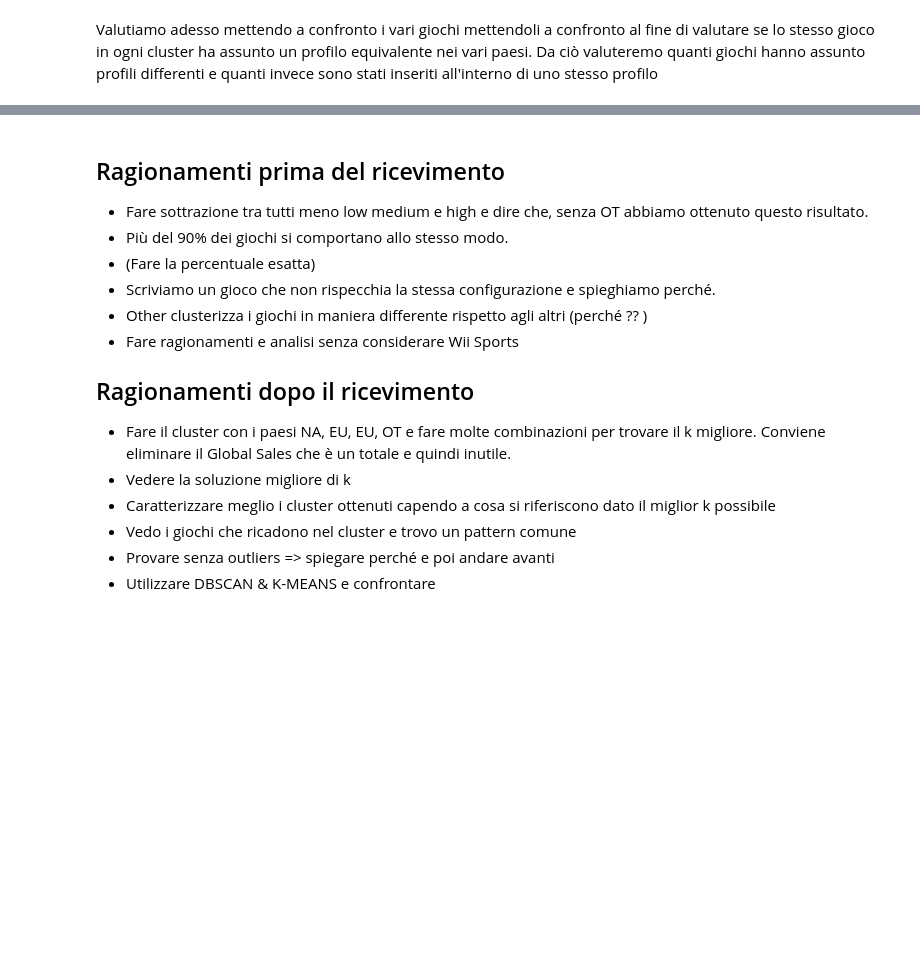
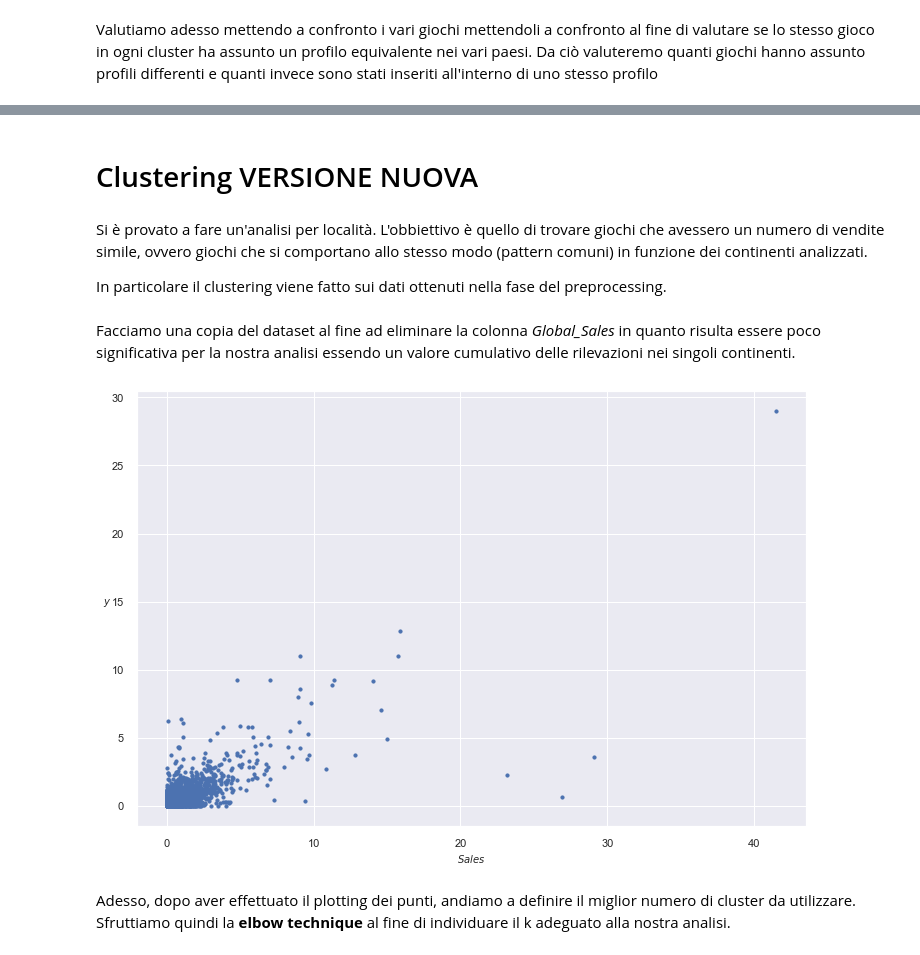
Before and after one commit to SimoneeBr/dm-project, a Jupyter notebook: Progetto_Game_Sales.ipynb, the cells around one changed output, grey strips where cells are left out. Cells and saved outputs as stored; diff of their text form; code cells hidden in the pictures; blank space fills up the shorter version.

```diff
--- a/Progetto_Game_Sales.ipynb
+++ b/Progetto_Game_Sales.ipynb
@@ -581,10 +571,10 @@ print(kmeans.cluster_centers_.shape)
 # %% [markdown]
 Definiamo **label** di un'istanza l'indice del cluster al quale tale istanza è stata assegnata.
 # %%
-NA_SALES_CLUSTER['Cluster'] = kmeans.labels_
+#NA_SALES_CLUSTER['Cluster'] = kmeans.labels_
 
 #Aggiungiamo una colonna al nostro df per ogni paese in modo da risalire ai suoi cluster
-df['Cluster-NA'] = kmeans.labels_
+#df['Cluster-NA'] = kmeans.labels_
 # %% [markdown]
 Definiamo le funzioni che ci permetterano di graficare correttamente la distribuzione dei punti all'interno dei clusters considerati i loro centroidi otteneniamo un **Diagramma di Voronoi**.
 # %%
@@ -672,9 +649,9 @@ plt.show()
 # %%
-k = 3
-kmeans = KMeans(n_clusters=k, random_state=42)
-y_pred = kmeans.fit_predict(EU_SALES)
+#k = 3
+#kmeans = KMeans(n_clusters=k, random_state=42)
+#y_pred = kmeans.fit_predict(EU_SALES)
 
-EU_SALES_CLUSTER['Cluster'] = kmeans.labels_
-df['Cluster-EU'] = kmeans.labels_
+#EU_SALES_CLUSTER['Cluster'] = kmeans.labels_
+#df['Cluster-EU'] = kmeans.labels_
 
-EU_SALES_CLUSTER.head()
+#EU_SALES_CLUSTER.head()
@@ -724,9 +681,9 @@ plt.show()
 # %%
-k = 3
-kmeans = KMeans(n_clusters=k, random_state=42)
-y_pred = kmeans.fit_predict(JP_SALES)
+#k = 3
+#kmeans = KMeans(n_clusters=k, random_state=42)
+#y_pred = kmeans.fit_predict(JP_SALES)
 
-JP_SALES_CLUSTER['Cluster'] = kmeans.labels_
-df['Cluster-JP'] = kmeans.labels_
+#JP_SALES_CLUSTER['Cluster'] = kmeans.labels_
+#df['Cluster-JP'] = kmeans.labels_
 
-JP_SALES_CLUSTER.head()
+#JP_SALES_CLUSTER.head()
@@ -775,9 +712,9 @@ plt.show()
 # %%
-k = 3
-kmeans = KMeans(n_clusters=k, random_state=42)
-y_pred = kmeans.fit_predict(OTHER_SALES)
+#k = 3
+#kmeans = KMeans(n_clusters=k, random_state=42)
+#y_pred = kmeans.fit_predict(OTHER_SALES)
 
-OTHER_SALES_CLUSTER['Cluster'] = kmeans.labels_
-df['Cluster-OT'] = kmeans.labels_
+#OTHER_SALES_CLUSTER['Cluster'] = kmeans.labels_
+#df['Cluster-OT'] = kmeans.labels_
 
-OTHER_SALES_CLUSTER.head()
+#OTHER_SALES_CLUSTER.head()
@@ -849,18 +748,6 @@ df.shape
-# %% [markdown]
-## Ragionamenti prima del ricevimento
-
-- Fare sottrazione tra tutti meno low medium e high e dire che, senza OT abbiamo ottenuto questo risultato.
-- Più del 90% dei giochi si comportano allo stesso modo.
-- (Fare la percentuale esatta)
-- Scriviamo un gioco che non rispecchia la stessa configurazione e spieghiamo perché.
-- Other clusterizza i giochi in maniera differente rispetto agli altri (perché ?? )
-- Fare ragionamenti e analisi senza considerare Wii Sports
-
-## Ragionamenti dopo il ricevimento
-
-- Fare il cluster con i paesi NA, EU, EU, OT e fare molte combinazioni per trovare il k migliore. Conviene eliminare il Global Sales che è un totale e quindi inutile.
-- Vedere la soluzione migliore di k
-- Caratterizzare meglio i cluster ottenuti capendo a cosa si riferiscono dato il miglior k possibile
-- Vedo i giochi che ricadono nel cluster e trovo un pattern comune
-- Provare senza outliers => spiegare perché e poi andare avanti
-- Utilizzare DBSCAN & K-MEANS e confrontare
+# %% [markdown]
+# Clustering VERSIONE NUOVA
+# %% [markdown]
+Si è provato a fare un'analisi per località. L'obbiettivo è quello di trovare giochi che avessero un numero di vendite simile, ovvero giochi che si comportano allo stesso modo (pattern comuni) in funzione dei continenti analizzati.
+
+In particolare il clustering viene fatto sui dati ottenuti nella fase del preprocessing.
@@ -866,0 +803,12 @@ df.shape
+# %% [markdown]
+Facciamo una copia del dataset al fine ad eliminare la colonna *Global_Sales* in quanto risulta essere poco significativa per la nostra analisi essendo un valore cumulativo delle rilevazioni nei singoli continenti.
+# %%
+newDf_4Columns_Values = df.loc[:,['NA_Sales','EU_Sales','JP_Sales','Other_Sales']].values
+plt.figure(figsize=(12, 8))
+plot_clusters(newDf_4Columns_Values,"$Sales$")
+plt.show()
+# %% [output]
+[figure, added]
+# %% [markdown]
+Adesso, dopo aver effettuato il plotting dei punti, andiamo a definire il miglior numero di cluster da utilizzare.
+Sfruttiamo quindi la **elbow technique** al fine di individuare il k adeguato alla nostra analisi.
```
Also changed, not shown: parts of 80 cells of this notebook.
